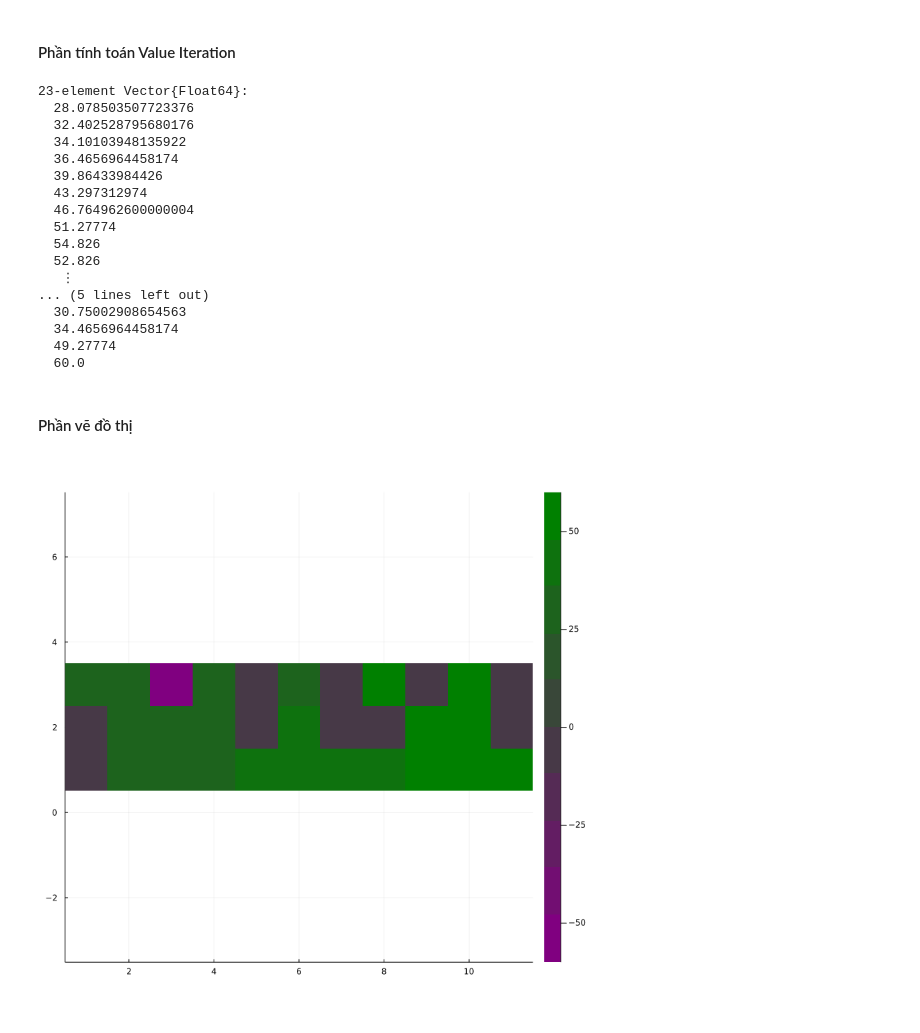
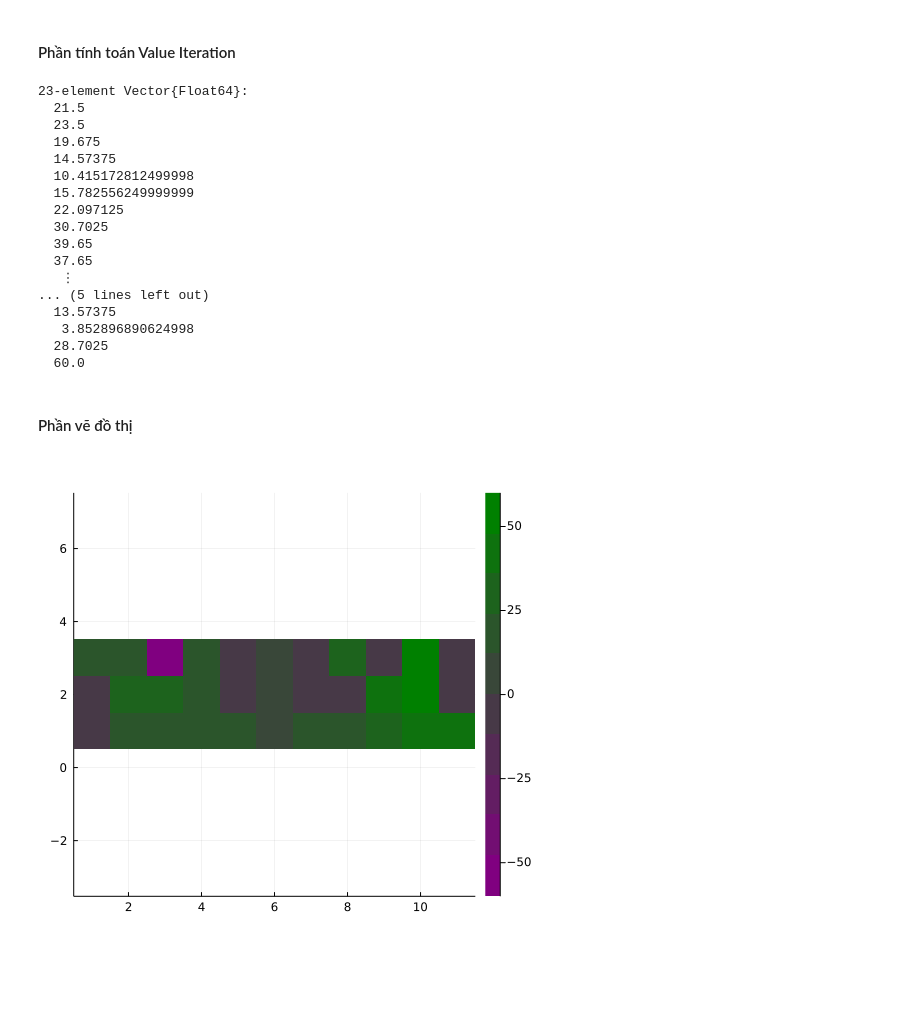
Before and after one commit to lenhatquang97/Julia-Hex-World, a Jupyter notebook: valueIteration.ipynb, the cells around one changed output. Drawn from its saved outputs; the diff is of its cells as text; code cells hidden in the pictures; blank space fills up the shorter version.

```diff
--- a/valueIteration.ipynb
+++ b/valueIteration.ipynb
@@ -179,7 +192,7 @@ state =  [(2,1), (3,1), (4,1), (5,1), (6,1), (7,1), (8,1), (9,1), (10,1), (11,1)
 (2,2), (3,2), (4,2), (6,2), (9,2), (10,2),
 (1,3), (2,3), (3,3), (4,3), (6,3), (8,3), (10,3)]
 #Discount factor
-discount_factor = 0.99
+discount_factor = 0.85
 function T(s,a,s′)
     if !check_key((s,a,s′), dict_T)
         return 0
@@ -244,6 +257,7 @@ hex_rewards = Dict{Tuple{Int,Int}, Float64}(
     (3,3) => -10.0,
     (10,3) =>  10.0,
 )
+
 #Tỉ lệ quyết định đi thẳng
 p_straight = 0.7
 calc_transition_and_reward_dict(state,p_straight,hex_rewards)
@@ -253,43 +267,41 @@ Problem = MDP(discount_factor,state,action,T,R)
 value = solve(VI,Problem).U
 # %% [output]
 23-element Vector{Float64}:
-  28.078503507723376
-  32.402528795680176
-  34.10103948135922
-  36.4656964458174
-  39.86433984426
-  43.297312974
-  46.764962600000004
-  51.27774
-  54.826
-  52.826
+  21.5
+  23.5
+  19.675
+  14.57375
+  10.415172812499998
+  15.782556249999999
+  22.097125
+  30.7025
+  39.65
+  37.65
    ⋮
 ... (5 lines left out)
-  30.75002908654563
-  34.4656964458174
-  49.27774
+  13.57375
+   3.852896890624998
+  28.7025
   60.0
 # %% [markdown]
 #### Phần vẽ đồ thị
 # %%
-using Plots
-gr()
 #0 + 1 để dời cho việc vẽ heatmap
 #-1
 a = maximum([k[1] for k in state])
 b = maximum([k[2] for k in state])
 
 xs = [i for i in 1:a]
 ys = [i for i in 1:b]
 
 z = zeros(b,a)
 for i in 1:length(state)
     x,y = state[i]
     z[y,x] = value[i]
 end
-heatmap(xs,ys,z,aspect_ratio=1,c=palette([:purple, :green], 10),size=(800,800))
+heatmap(xs,ys,z,aspect_ratio=1,c=palette([:purple, :green], 10),size=(500,500))
 # %% [output]
-[figure, old version]
+[figure, new version]
 # %%
 hex_rewards = Dict{Tuple{Int,Int}, Float64}(
     (2,2) =>  5.0,
```
Also changed, not shown: parts of 9 cells of this notebook, 1 other file.
